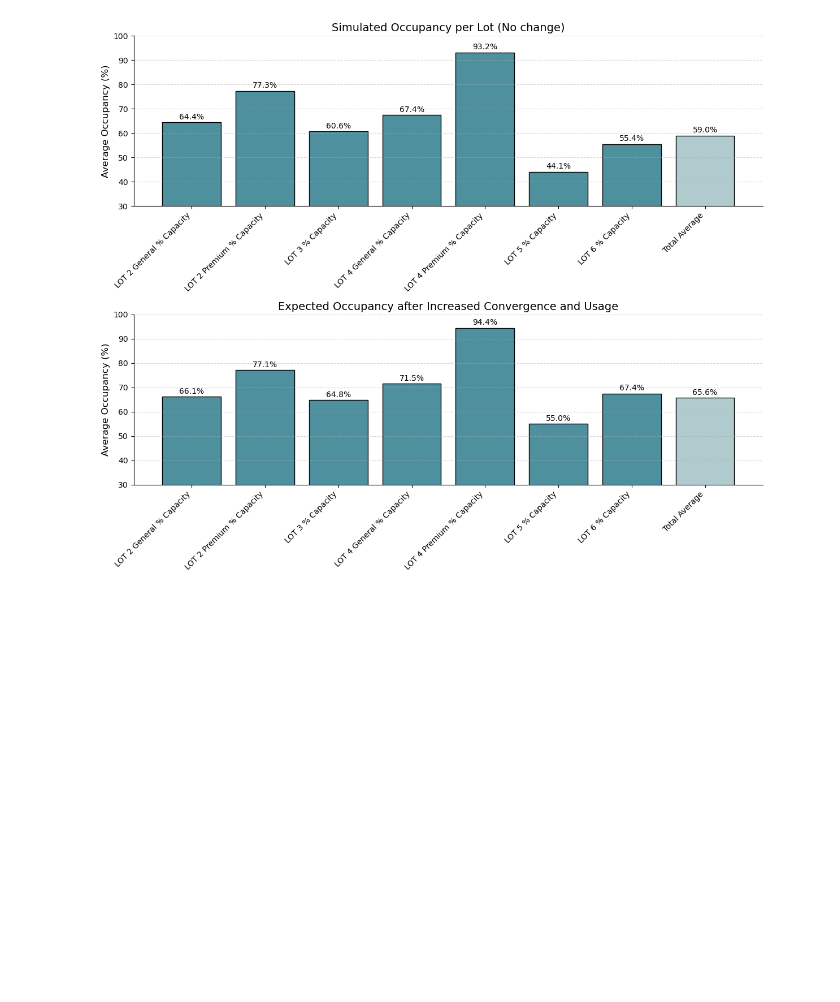
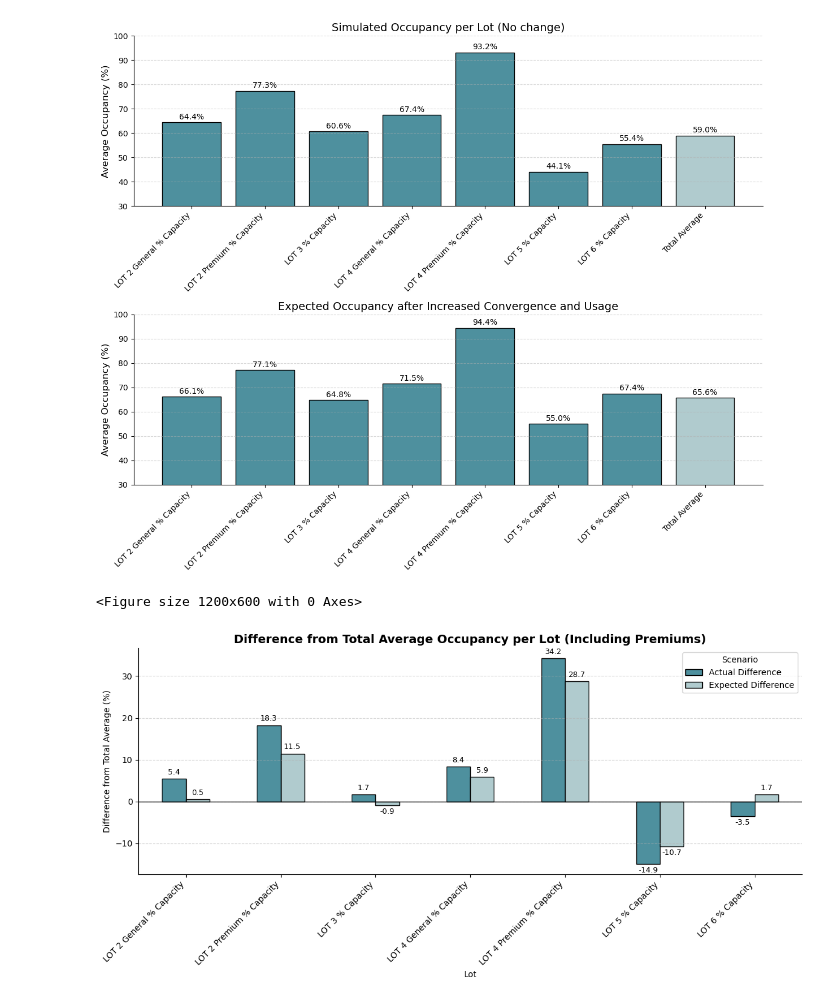
Before and after one commit to doom-boy/Ontario-Competition-Project, a Jupyter notebook: dynamicOccupationsHypothetical.ipynb, the cells around one changed output. Cells and saved outputs as stored; diff of their text form; code cells hidden in the pictures; blank space fills up the shorter version.

```diff
--- a/dynamicOccupationsHypothetical.ipynb
+++ b/dynamicOccupationsHypothetical.ipynb
@@ -685,3 +685,80 @@ plt.savefig("lot_facility_comparison_actual_vs_expected.png", dpi=300, bbox_inch
 plt.show()
 # %% [output]
 [figure]
+# %%
+import pandas as pd
+import matplotlib.pyplot as plt
+import seaborn as sns
+
+# --- Helper: compute weighted yearly lot averages (including Premiums) ---
+def compute_lot_averages(df):
+    lot_occ_cols = [
+        'LOT 2 General Occupied', 'LOT 2 Premium Occupied',
+        'LOT 3 Occupied', 'LOT 4 General Occupied',
+        'LOT 4 Premium Occupied', 'LOT 5 Occupied',
+        'LOT 6 Occupied'
+    ]
+    lot_space_cols = [
+        'LOT 2 General Spaces', 'LOT 2 Premium Spaces',
+        'LOT 3 Spaces', 'LOT 4 General Spaces',
+        'LOT 4 Premium Spaces', 'LOT 5 Spaces',
+        'LOT 6 Spaces'
+    ]
+
+    df = df.copy()
+    df['Date'] = pd.to_datetime(df['Date'])
+
+    weighted_pcts = {}
+    for occ_col, space_col in zip(lot_occ_cols, lot_space_cols):
+        total_occ = df[occ_col].sum()
+        total_space = df[space_col].sum()
+        weighted_pcts[occ_col.replace('Occupied', '% Capacity')] = (total_occ / total_space) * 100
+
+    total_occ_all = df[lot_occ_cols].sum().sum()
+    total_space_all = df[lot_space_cols].sum().sum()
+    weighted_pcts['Total Average'] = (total_occ_all / total_space_all) * 100
+
+    return pd.Series(weighted_pcts)
+
+# --- Compute averages for both datasets ---
+avg_actual = compute_lot_averages(df)
+avg_expected = compute_lot_averages(df_hypo_converge)
+
+# --- Compute differences from each dataset’s total average ---
+def compute_diff_from_total(avg_series):
+    total = avg_series['Total Average']
+    diffs = avg_series.drop('Total Average') - total
+    return diffs
+
+diff_actual = compute_diff_from_total(avg_actual)
+diff_expected = compute_diff_from_total(avg_expected)
+
+# --- Prepare combined DataFrame for plotting ---
+diff_df = pd.DataFrame({
+    'Actual Difference': diff_actual,
+    'Expected Difference': diff_expected
+})
+
+# --- Plot setup ---
+plt.figure(figsize=(12, 6))
+ax = diff_df.plot(kind='bar', figsize=(12, 6), color=['#4e909e', '#b0cbce'], edgecolor='black')
+
+plt.axhline(0, color='black', linewidth=1)
+plt.title("Difference from Total Average Occupancy per Lot (Including Premiums)", fontsize=14, weight='bold')
+plt.ylabel("Difference from Total Average (%)")
+plt.xlabel("Lot")
+plt.xticks(rotation=45, ha='right')
+plt.legend(title="Scenario", loc='upper right')
+sns.despine()
+plt.grid(axis='y', linestyle='--', alpha=0.5)
+
+# --- Add labels on top of bars ---
+for container in ax.containers:
+    ax.bar_label(container, fmt='%.1f', label_type='edge', fontsize=9, padding=3)
+
+plt.tight_layout()
+plt.savefig("lot_facility_difference_from_total_avg.png", dpi=300, bbox_inches='tight')
+plt.show()
+# %% [output]
+<Figure size 1200x600 with 0 Axes>
+[figure, added]
```
Also changed, not shown: 2 other files.
